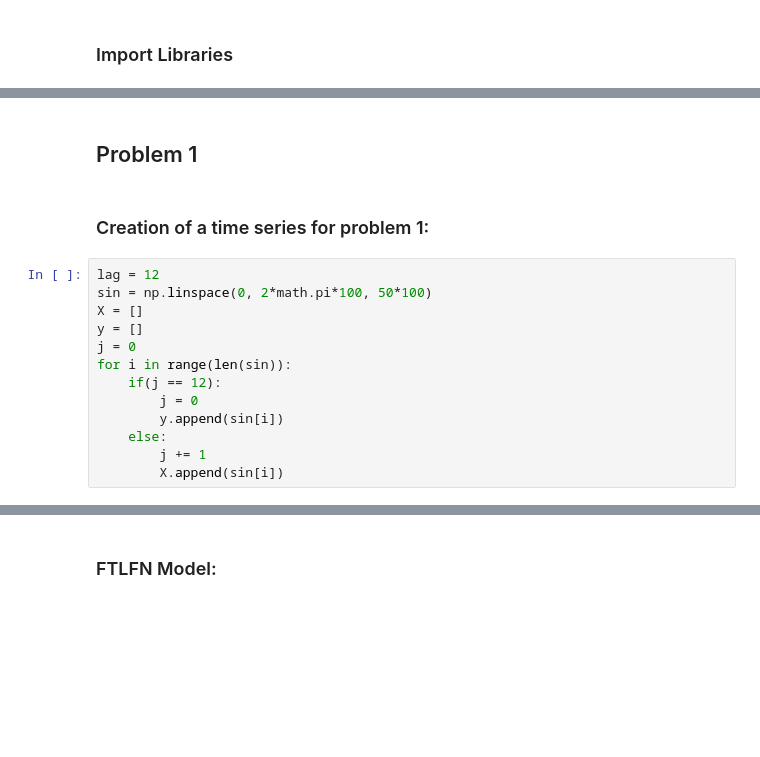
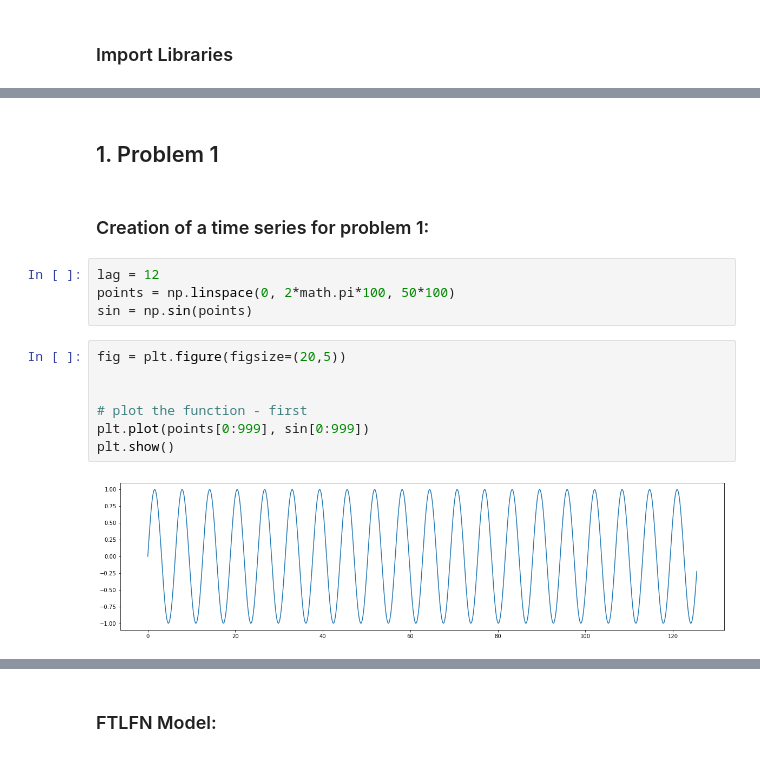
Before and after one commit to ray2g/Advanced-Machine-Learning-Projects, a Jupyter notebook: Assig_7/Assig7.ipynb, the cells around one changed output, grey strips where cells are left out. Drawn from its saved outputs; the diff is of its cells as text; blank space fills up the shorter version.

Commit message:
Assignment 7 - Problem 1 LSTM Model

```diff
--- a/Assig_7/Assig7.ipynb
+++ b/Assig_7/Assig7.ipynb
@@ -26,17 +25,17 @@ import numpy
 # %% [markdown]
-## Problem 1
+## 1. Problem 1
 # %% [markdown]
 ### Creation of a time series for problem 1:
 # %%
 lag = 12
-sin = np.linspace(0, 2*math.pi*100, 50*100)
-X = []
-y = []
-j = 0
-for i in range(len(sin)):
-    if(j == 12):
-        j = 0
-        y.append(sin[i])
-    else:
-        j += 1
-        X.append(sin[i])
+points = np.linspace(0, 2*math.pi*100, 50*100)
+sin = np.sin(points)
+# %%
+fig = plt.figure(figsize=(20,5))
+
+
+# plot the function - first
+plt.plot(points[0:999], sin[0:999])
+plt.show()
+# %% [output]
+[figure, added]
```
Also changed, not shown: parts of 22 cells of this notebook.
